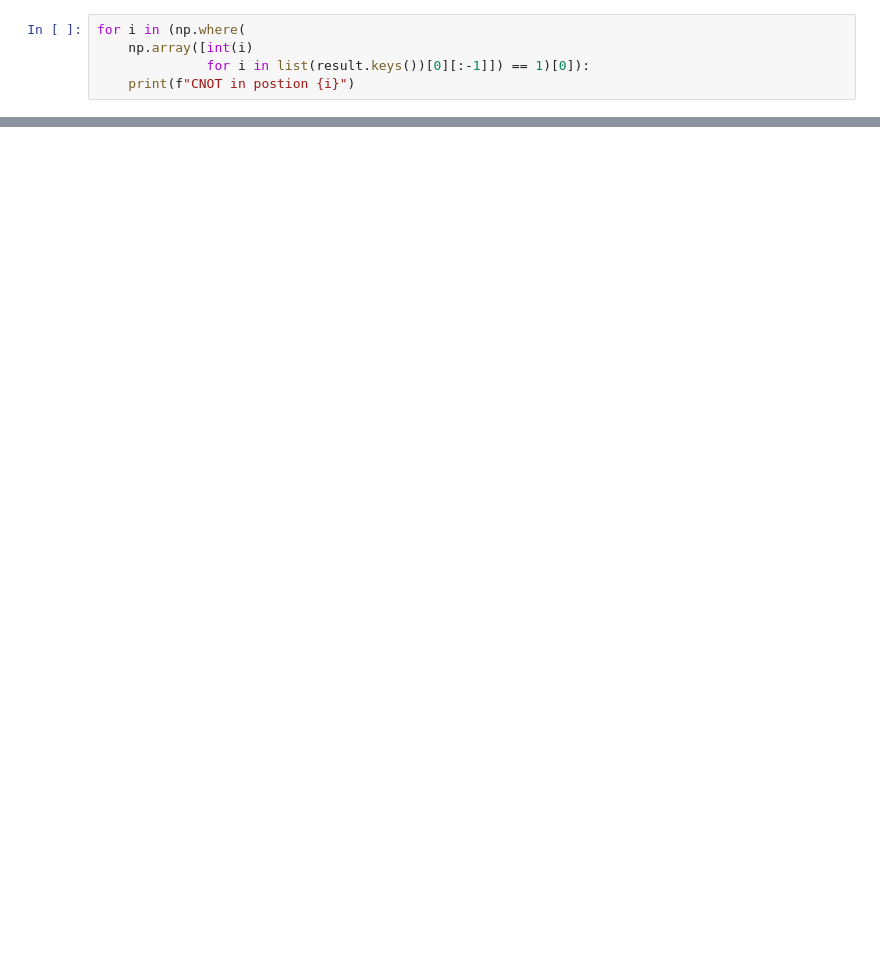
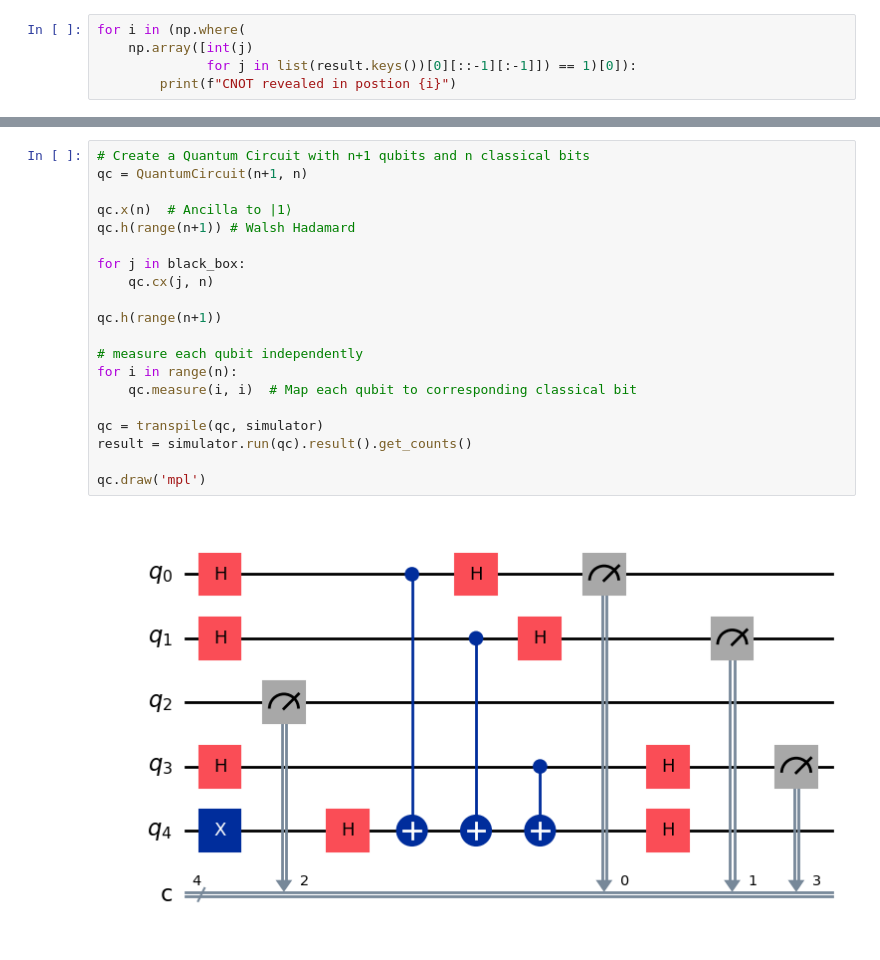
Before and after one commit to arcticronin/quantum_information, a Jupyter notebook: ex01/ex01.ipynb, the cells around one changed output, grey strips where cells are left out. Saved outputs shown, nothing was run; the diff lists cells and outputs as text; blank space fills up the shorter version.

Commit message:
added insight of the transpiler

```diff
--- a/ex01/ex01.ipynb
+++ b/ex01/ex01.ipynb
@@ -74,6 +163,6 @@ qc.draw('mpl')
 # %%
 for i in (np.where(
-    np.array([int(i)
-              for i in list(result.keys())[0][:-1]]) == 1)[0]):
-    print(f"CNOT in postion {i}")
+    np.array([int(j)
+              for j in list(result.keys())[0][::-1][:-1]]) == 1)[0]):
+        print(f"CNOT revealed in postion {i}")
 # %% [output]
@@ -81,0 +178,22 @@ CNOT in postion 2
+# %%
+# Create a Quantum Circuit with n+1 qubits and n classical bits
+qc = QuantumCircuit(n+1, n)
+
+qc.x(n)  # Ancilla to |1⟩
+qc.h(range(n+1)) # Walsh Hadamard
+
+for j in black_box:
+    qc.cx(j, n)
+
+qc.h(range(n+1))
+
+# measure each qubit independently
+for i in range(n):
+    qc.measure(i, i)  # Map each qubit to corresponding classical bit
+
+qc = transpile(qc, simulator)
+result = simulator.run(qc).result().get_counts()
+
+qc.draw('mpl')
+# %% [output]
+[figure, added]
```
Also changed, not shown: parts of 15 cells of this notebook.
